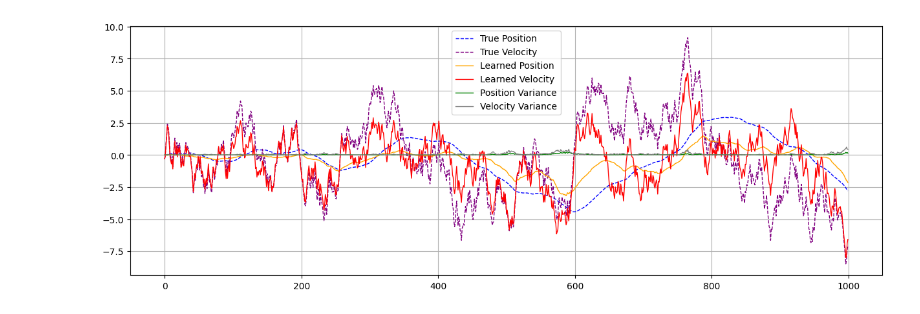
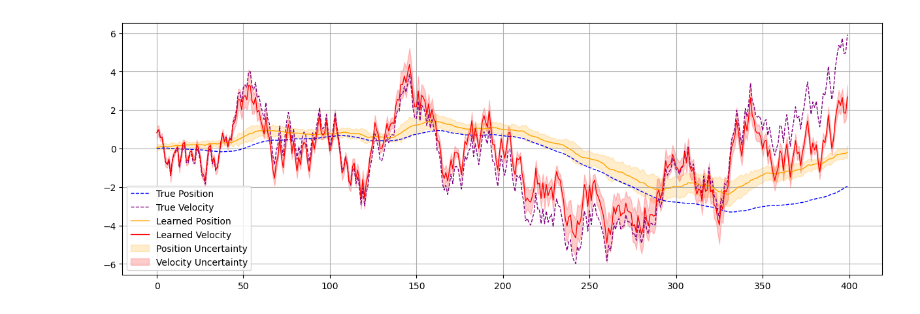
Before and after one commit to bensturgis/tum-adlr-10, a Jupyter notebook: experiments/train_mc_dropout.ipynb, the cells around one changed output. Drawn from its saved outputs; the diff is of its cells as text; code cells hidden in the pictures.

```diff
--- a/experiments/train_mc_dropout.ipynb
+++ b/experiments/train_mc_dropout.ipynb
@@ -7,27 +29,7 @@ sys.path.append(os.path.abspath(".."))
 # %%
-from dynamical_systems.mass_spring_damper_system import MassSpringDamperEnv
-from models.mc_dropout_bnn import MCDropoutBNN
-from sampling_methods.random_exploration import random_exploration
-from train import create_dataloader, train_model
-from utils import combine_datasets
-
-import torch
-import os
-
-env = MassSpringDamperEnv(nlin=True)
-
-# Hyperparameters
-NUM_TRAJECTORIES = 200
-HORIZON = 500
-BATCH_SIZE = 50
-NUM_EPOCHS = 5
-LEARNING_RATE = 1e-3
-HIDDEN_SIZE = 64
-DROP_PROB = 0.2
-
 # Collect data from the environment
 train_dataset = random_exploration(env, HORIZON)
-for _ in range(NUM_TRAJECTORIES):
+for _ in range(NUM_TRAJECTORIES-1):
     new_dataset = random_exploration(env, HORIZON)
     train_dataset = combine_datasets(train_dataset, new_dataset)
 # Create DataLoader for training
@@ -40,7 +42,7 @@ test_dataloader = create_dataloader(test_dataset, HORIZON)
 # Initialize the dynamics model
 state_dim = env.observation_space.shape[0]
 action_dim = env.action_space.shape[0]
-model = MCDropoutBNN(state_dim, action_dim, hidden_size=HIDDEN_SIZE, drop_prob=DROP_PROB)
+model = MCDropoutBNN(state_dim, action_dim, hidden_size=HIDDEN_SIZE, drop_prob=DROP_PROB, device=device)
 
 # Train the model
 train_model(model, train_dataloader, test_dataloader, NUM_EPOCHS, LEARNING_RATE, plot=True)
@@ -71,45 +74,53 @@ import matplotlib.pyplot as plt
 # set random seed to get same test trajectory
 test_seed = 44
 
+env = MassSpringDamperEnv(nlin=True)
 # Initialize trained dynamics model
 state_dim = env.observation_space.shape[0]
 action_dim = env.action_space.shape[0]
 trained_model = MCDropoutBNN(state_dim, action_dim, hidden_size=HIDDEN_SIZE, drop_prob=DROP_PROB)
 
 # load saved weights
 trained_model.load_state_dict(torch.load('../weights/mc_dropout_mass_spring_damper.pth'))
 
 # learned dynamic
 trained_env = MassSpringDamperEnv(model=trained_model)
 trained_env.reset()
 env.reset()
-env.action_space.seed()
+# env.action_space.seed(test_seed)
 save = [[],[],[]]
 save_var = []
 # clock = pygame.time.Clock()
-for _ in range(1000):
+for _ in range(400):
     action = env.action_space.sample()
     obs, _, _, _, _ = env.step(action)
     save[0].append(obs)
     obs, _, _, _, info = trained_env.step(action)
     save[1].append(obs)
-    save[2].append(info['var'])
-    # clock.tick(400)
+    save[2].append(np.sqrt(info['var']))
+    # clock.tick(800)
 trained_env.close()
 
 saved_traj = np.array(save)
 plt.figure(1, (15,5))
 plt.plot(saved_traj[0,:,0], label="True Position", color="blue", linestyle="--", linewidth=1)
 plt.plot(saved_traj[0,:,1], label="True Velocity", color="purple", linestyle="--", linewidth=1)
 plt.plot(saved_traj[1,:,0], label="Learned Position", color="orange", linewidth=1)
 plt.plot(saved_traj[1,:,1], label="Learned Velocity", color="red", linewidth=1)
-plt.plot(saved_traj[2,:,0], label="Position Variance", color="green", linewidth=1)
-plt.plot(saved_traj[2,:,1], label="Velocity Variance", color="gray", linewidth=1)
+scale_factor = 3.0
+position_upper = saved_traj[1,:,0] + scale_factor*saved_traj[2,:,0]
+position_lower = saved_traj[1,:,0] - scale_factor*saved_traj[2,:,0]
+velocity_upper = saved_traj[1,:,1] + scale_factor*saved_traj[2,:,1]
+velocity_lower = saved_traj[1,:,1] - scale_factor*saved_traj[2,:,1]
+# plt.plot(saved_traj[2,:,0], label="Position Variance", color="green", linewidth=1)
+# plt.plot(saved_traj[2,:,1], label="Velocity Variance", color="gray", linewidth=1)
+plt.fill_between(np.arange(len(save[0])), position_lower, position_upper, color="orange", alpha=0.2, label="Position Uncertainty")
+plt.fill_between(np.arange(len(save[0])), velocity_lower, velocity_upper, color="red", alpha=0.2, label="Velocity Uncertainty")
 plt.legend()
 plt.grid(True)
 plt.show()
 # %% [output]
-[figure, old version]
+[figure, new version]
 # %%
 import sys
 import os
```
Also changed, not shown: parts of 4 cells of this notebook, 5 other files.
